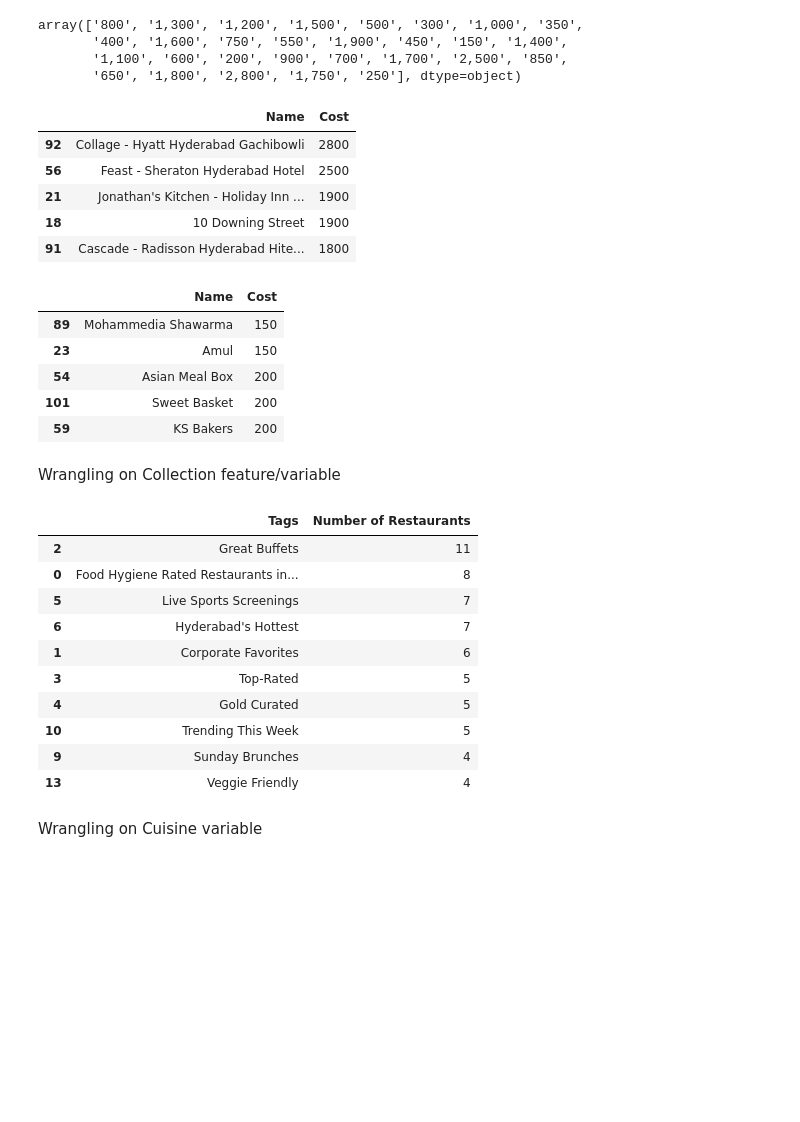
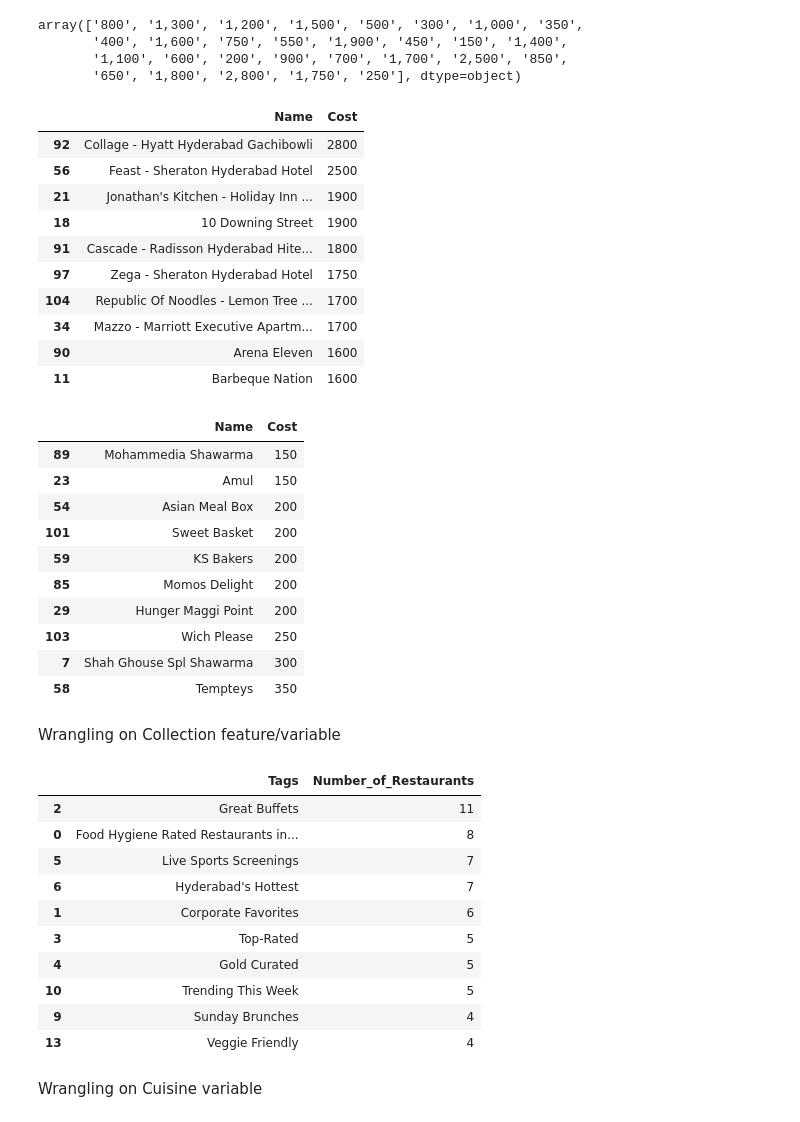
Before and after one commit to Asif-Ansari-bbl/Zomato-Resturent-Clustering-and-Sentiment-Analysis, a Jupyter notebook: Zomato_resturent_Clustering_and_Sentiment_Analysis.ipynb, the cells around one changed output. Saved outputs shown, nothing was run; the diff lists cells and outputs as text; code cells hidden in the pictures; blank space fills up the shorter version.

```diff
--- a/Zomato_resturent_Clustering_and_Sentiment_Analysis.ipynb
+++ b/Zomato_resturent_Clustering_and_Sentiment_Analysis.ipynb
@@ -374,18 +385,25 @@ array(['800', '1,300', '1,200', '1,500', '500', '300', '1,000', '350',
 # Remove the ',' from the cost varible
 resturent_df['Cost']= resturent_df['Cost'].str.replace(',','').astype('int64')
 # %%
-# Find out the top costly resturent
-resturent_df.sort_values('Cost', ascending=False)[['Name', 'Cost']][:5]
+# Find out the  top 10 costly resturent
+Top_10_Expensive_Restuent=resturent_df.sort_values('Cost', ascending=False)[['Name', 'Cost']][:10]
+Top_10_Expensive_Restuent
 # %% [output]
 |  | Name | Cost |
 | 92 | Collage - Hyatt Hyderabad Gachibowli | 2800 |
 | 56 | Feast - Sheraton Hyderabad Hotel | 2500 |
 | 21 | Jonathan's Kitchen - Holiday Inn ... | 1900 |
 | 18 | 10 Downing Street | 1900 |
 | 91 | Cascade - Radisson Hyderabad Hite... | 1800 |
+| 97 | Zega - Sheraton Hyderabad Hotel | 1750 |
+| 104 | Republic Of Noodles - Lemon Tree ... | 1700 |
+| 34 | Mazzo - Marriott Executive Apartm... | 1700 |
+| 90 | Arena Eleven | 1600 |
+| 11 | Barbeque Nation | 1600 |
 # %%
-# Find out the economicaly  resturent
-resturent_df.sort_values('Cost', ascending=True)[['Name', 'Cost']][:5]
+# Find out 10 economicaly  resturent
+Top_10_cheapest_resturent=resturent_df.sort_values('Cost', ascending=True)[['Name', 'Cost']][:10]
+Top_10_cheapest_resturent
 # %% [output]
 |  | Name | Cost |
 | 89 | Mohammedia Shawarma | 150 |
@@ -393,6 +411,11 @@ resturent_df.sort_values('Cost', ascending=True)[['Name', 'Cost']][:5]
 | 54 | Asian Meal Box | 200 |
 | 101 | Sweet Basket | 200 |
 | 59 | KS Bakers | 200 |
+| 85 | Momos Delight | 200 |
+| 29 | Hunger Maggi Point | 200 |
+| 103 | Wich Please | 250 |
+| 7 | Shah Ghouse Spl Shawarma | 300 |
+| 58 | Tempteys | 350 |
 # %% [markdown]
 Wrangling on Collection feature/variable
 # %%
@@ -415,8 +437,8 @@ for collection in Collections_list:
 # %%
 #top 10 collection
-Collections_df.sort_values('Number of Restaurants', ascending =False)[:10]
+Collections_df.sort_values('Number_of_Restaurants', ascending =False)[:10]
 # %% [output]
-|  | Tags | Number of Restaurants |
+|  | Tags | Number_of_Restaurants |
 | 2 | Great Buffets | 11 |
 | 0 | Food Hygiene Rated Restaurants in... | 8 |
 | 5 | Live Sports Screenings | 7 |
```
Also changed, not shown: parts of 42 cells of this notebook.
